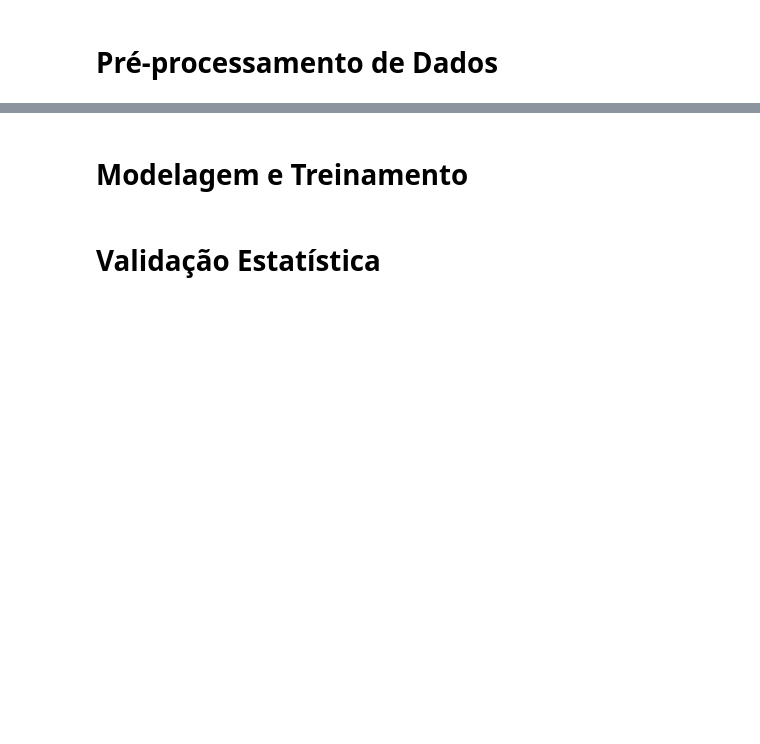
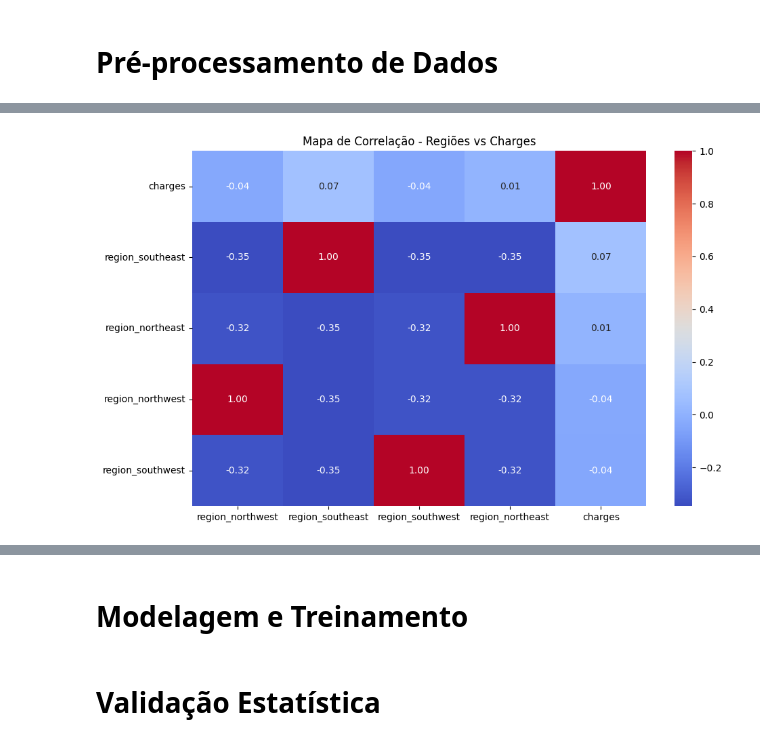
Before and after one commit to umtaldejr/IADT-Fase-1, a Jupyter notebook: IADT_Fase_1.ipynb, the cells around one changed output, grey strips where cells are left out. Cells and saved outputs as stored; diff of their text form; code cells hidden in the pictures; blank space fills up the shorter version.

```diff
--- a/IADT_Fase_1.ipynb
+++ b/IADT_Fase_1.ipynb
@@ -166,5 +224,5 @@ plt.show()
 # %%
-df_encoded = pd.get_dummies(df_encoded, columns=["region"], drop_first=True)
+df_encoded = pd.get_dummies(df_encoded, columns=["region"], drop_first=False)
 # %%
 df_encoded = df_encoded.astype({col: int for col in df_encoded.select_dtypes('bool').columns})
 # %%
@@ -171,0 +241,23 @@ df_encoded.head()
+# %%
+region_columns = [
+    "region_northwest",
+    "region_southeast",
+    "region_southwest",
+    "region_northeast",
+    "charges"
+]
+corr_matrix = df_encoded.corr(numeric_only=True)
+region_corr = corr_matrix.loc[region_columns, region_columns]  # Filter only relevant columns
+
+plt.figure(figsize=(10, 6))
+sns.heatmap(
+    region_corr.sort_values(by="charges", ascending=False),
+    annot=True,
+    cmap="coolwarm",
+    fmt=".2f"
+)
+plt.title("Mapa de Correlação - Regiões vs Charges")
+plt.tight_layout()
+plt.show()
+# %% [output]
+[figure, added]
```
Also changed, not shown: parts of 17 cells of this notebook.
